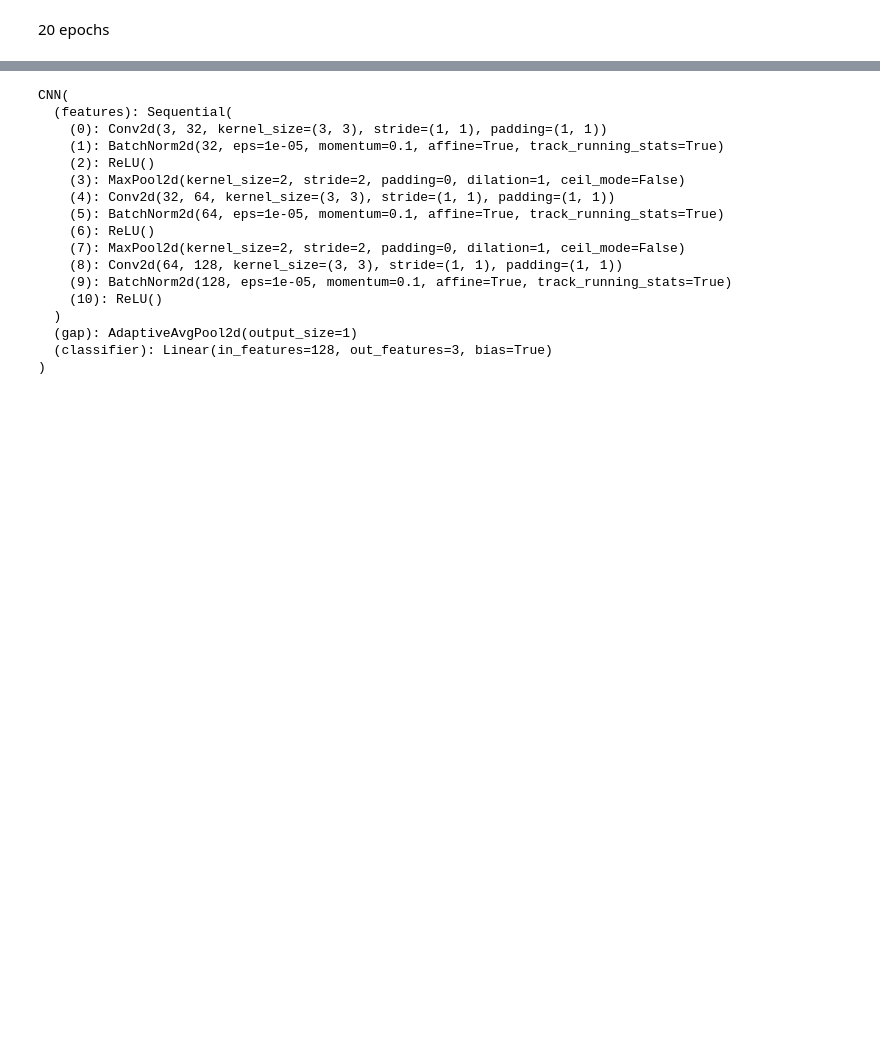
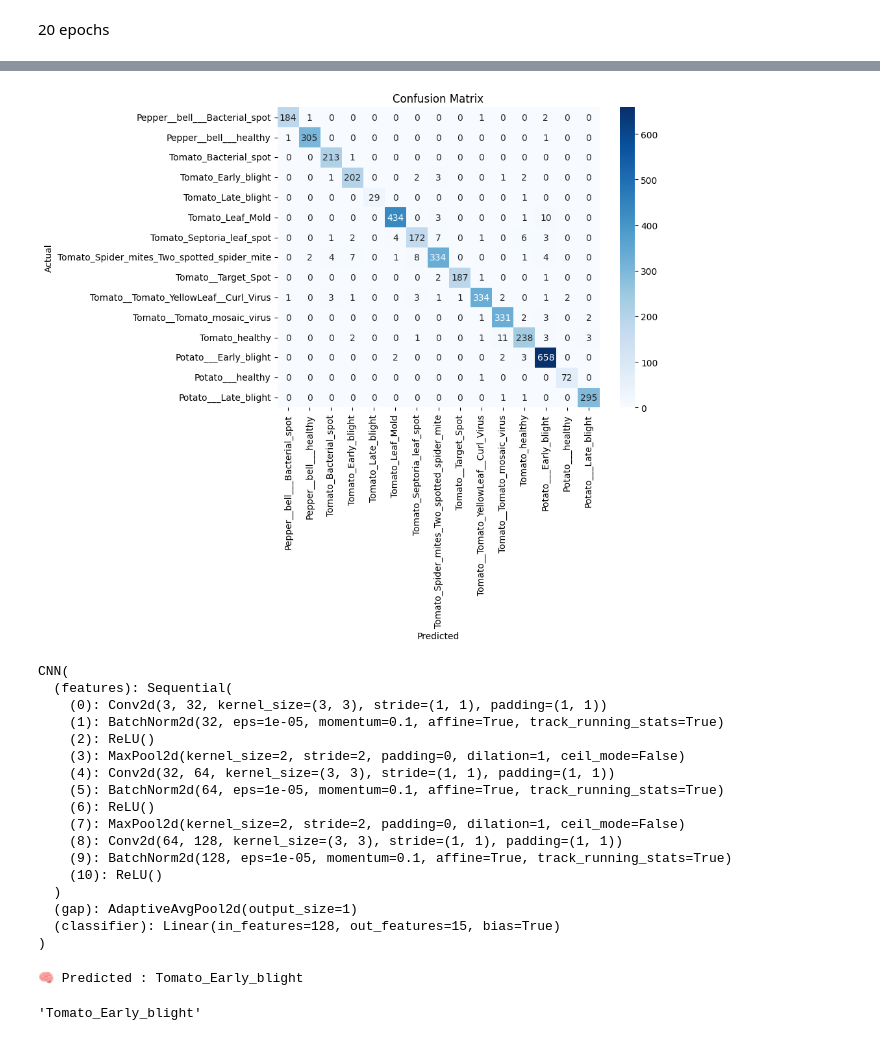
Before and after one commit to SandeepMuhal88/FOR_DOCKER_LAPTOP_PRICE_PREDICTOR_REGRESSION_MODEL, a Jupyter notebook: model/Trainming_model_in_pytorch.ipynb, the cells around one changed output, grey strips where cells are left out. Cells and saved outputs as stored; diff of their text form; code cells hidden in the pictures; blank space fills up the shorter version.

```diff
--- a/model/Trainming_model_in_pytorch.ipynb
+++ b/model/Trainming_model_in_pytorch.ipynb
@@ -278,7 +328,7 @@ scheduler = torch.optim.lr_scheduler.ReduceLROnPlateau(
 )
 
 
-epochs = 10
+epochs = 20
 patience = 4
 best_val_loss = float("inf")
 counter = 0
@@ -372,7 +422,7 @@ for epoch in range(epochs):
     if avg_val_loss < best_val_loss:
         best_val_loss = avg_val_loss
         counter = 0
-        torch.save(model.state_dict(), "best_model.pth")
+        torch.save(model.state_dict(), "agriculture_model.pth")
     else:
         counter += 1
 
@@ -553 +607,11 @@ array([[189,  21,   0],
+# %%
+plt.figure(figsize=(8,6))
+sns.heatmap(cm, annot=True, fmt='d', cmap='Blues',
+            xticklabels=classes, yticklabels=classes)
+plt.xlabel('Predicted')
+plt.ylabel('Actual')
+plt.title('Confusion Matrix')
+plt.show()
+# %% [output]
+[figure, added]
 # %%
@@ -557,6 +621,6 @@ torch.save(model.state_dict(), "potato_model.pth")
 # %%
 model = CNN(len(classes))                      # your CNN class
-model.load_state_dict(torch.load("potato_model.pth", map_location="cpu"))
+model.load_state_dict(torch.load("agriculture_model.pth", map_location="cpu"))
 model.eval()
 # %% [output]
 CNN(
@@ -574,6 +638,6 @@ CNN(
     (10): ReLU()
   )
   (gap): AdaptiveAvgPool2d(output_size=1)
-  (classifier): Linear(in_features=128, out_features=3, bias=True)
+  (classifier): Linear(in_features=128, out_features=15, bias=True)
 )
 # %%
@@ -591,3 +655,8 @@ def predict(image_path):
     return classes[predicted.item()]
 
 # Example usage
+# %%
+predict("/home/aastha_same/Documents/Project to learn/Agriculture_Potato_Disease_Classification_1/Agriculture_Potato_Disease_classification/model_training/lateblight.JPG")
+# %% [output]
+🧠 Predicted : Tomato_Early_blight
+'Tomato_Early_blight'
```
Also changed, not shown: parts of 22 cells of this notebook, 11 other files.
